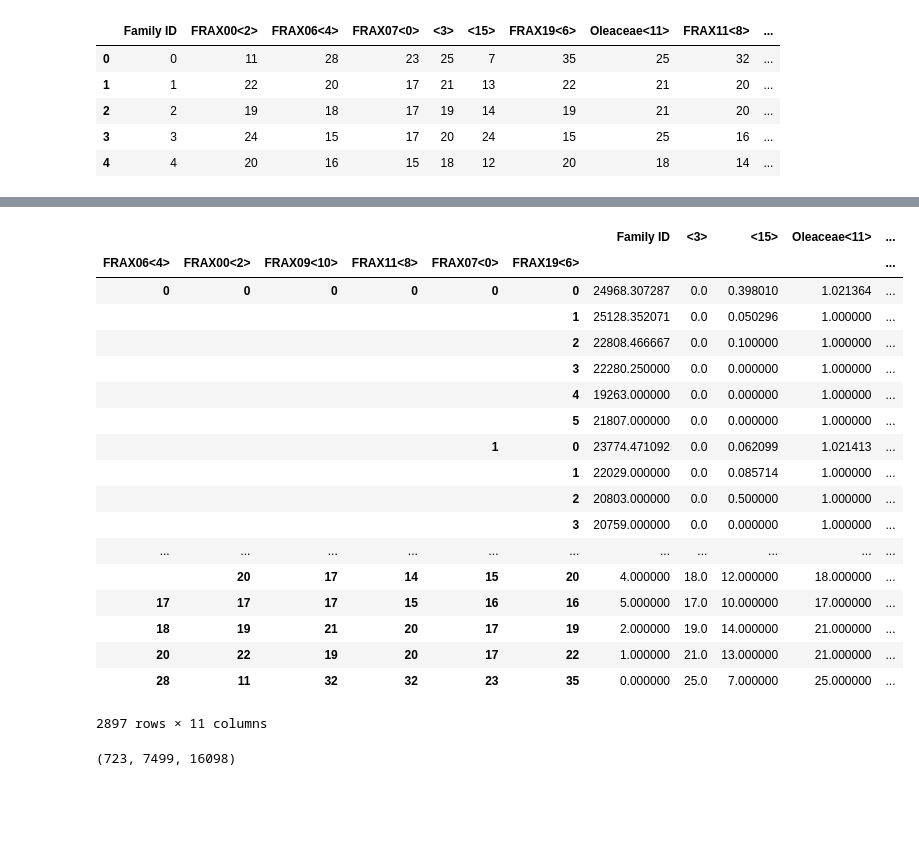
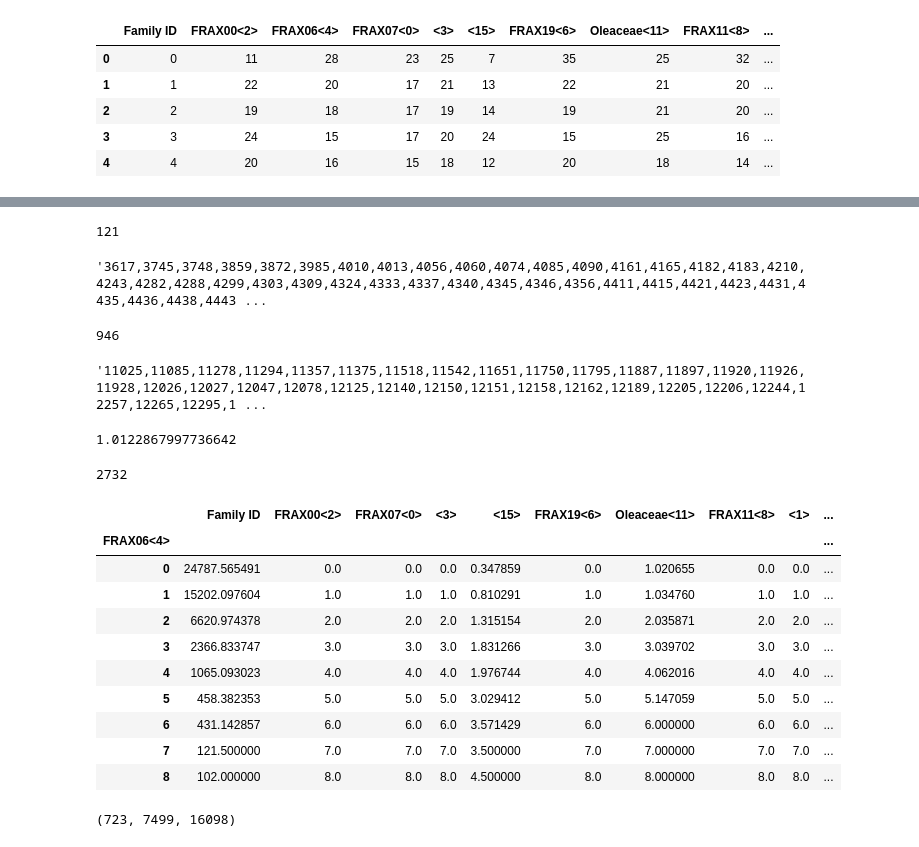
Before and after one commit to josiahseaman/DNA_Duplications, a Jupyter notebook: ClassifyRetainedvsDiploidization.ipynb, the cells around one changed output, grey strips where cells are left out. Drawn from its saved outputs; the diff is of its cells as text; code cells hidden in the pictures; blank space fills up the shorter version.

```diff
--- a/ClassifyRetainedvsDiploidization.ipynb
+++ b/ClassifyRetainedvsDiploidization.ipynb
@@ -19,0 +53,5 @@ df.head()
+# %%
+mask = (df['FRAX06<4>'] == df['FRAX00<2>']) & (df['FRAX19<6>'] == df['FRAX00<2>'])
+mask = mask & (df['FRAX06<4>'] == df['FRAX00<2>']) & (df['FRAX11<8>'] == df['FRAX00<2>']) & (df['FRAX07<0>'] == df['FRAX00<2>'])
+filtered = df[mask ]
+filtered.head(20)
@@ -20,25 +112,50 @@ df.head()
+# %%
+frax_all = [c for c in wgd if c.startswith('FRAX')]
+
+frax_mask = (2 == wgd['FRAX00<20>'])
+for column in frax_all:
+    frax_mask = frax_mask & (wgd[column] == wgd['FRAX00<20>'])
+print(len(wgd[frax_mask]))
+
+','.join([str(x) for x in (wgd[frax_mask])['Family ID']])
+# %% [output]
+121
+'3617,3745,3748,3859,3872,3985,4010,4013,4056,4060,4074,4085,4090,4161,4165,4182,4183,4210,4243,4282,4288,4299,4303,4309,4324,4333,4337,4340,4345,4346,4356,4411,4415,4421,4423,4431,4435,4436,4438,4443 ...
+# %%
+frax_all = [c for c in wgd if c.startswith('FRAX')] + ['Oeuropea<56>']
+','.join(frax_all)
+
+frax_mask = (1 == wgd['FRAX00<20>'])
+for column in frax_all:
+    frax_mask = frax_mask & (wgd[column] == wgd['FRAX00<20>'])
+print(len(wgd[frax_mask]))
+
+','.join([str(x) for x in (wgd[frax_mask])['Family ID']])
+# %% [output]
+946
+'11025,11085,11278,11294,11357,11375,11518,11542,11651,11750,11795,11887,11897,11920,11926,11928,12026,12027,12047,12078,12125,12140,12150,12151,12158,12162,12189,12205,12206,12244,12257,12265,12295,1 ...
+# %%
+mean(filtered['FRAX06<4>'])
+# %% [output]
+1.0122867997736642
+# %%
+len([f for f in filtered['FRAX06<4>'] if f == 2])
+# %% [output]
+2732
 # %%
-df.groupby(['FRAX06<4>', 'FRAX00<2>', 'FRAX09<10>', 'FRAX11<8>', 'FRAX07<0>', 'FRAX19<6>']).mean()
+filtered.groupby(filtered['FRAX06<4>']).mean()  # , 'FRAX00<2>', 'FRAX09<10>', 'FRAX11<8>', 'FRAX07<0>', 'FRAX19<6>']
 # %% [output]
-|  |  |  |  |  |  | Family ID | <3> | <15> | Oleaceae<11> | ... |
-| FRAX06<4> | FRAX00<2> | FRAX09<10> | FRAX11<8> | FRAX07<0> | FRAX19<6> |  |  |  |  | ... |
-| 0 | 0 | 0 | 0 | 0 | 0 | 24968.307287 | 0.0 | 0.398010 | 1.021364 | ... |
-|  |  |  |  |  | 1 | 25128.352071 | 0.0 | 0.050296 | 1.000000 | ... |
-|  |  |  |  |  | 2 | 22808.466667 | 0.0 | 0.100000 | 1.000000 | ... |
-|  |  |  |  |  | 3 | 22280.250000 | 0.0 | 0.000000 | 1.000000 | ... |
-|  |  |  |  |  | 4 | 19263.000000 | 0.0 | 0.000000 | 1.000000 | ... |
-|  |  |  |  |  | 5 | 21807.000000 | 0.0 | 0.000000 | 1.000000 | ... |
-|  |  |  |  | 1 | 0 | 23774.471092 | 0.0 | 0.062099 | 1.021413 | ... |
-|  |  |  |  |  | 1 | 22029.000000 | 0.0 | 0.085714 | 1.000000 | ... |
-|  |  |  |  |  | 2 | 20803.000000 | 0.0 | 0.500000 | 1.000000 | ... |
-|  |  |  |  |  | 3 | 20759.000000 | 0.0 | 0.000000 | 1.000000 | ... |
-| ... | ... | ... | ... | ... | ... | ... | ... | ... | ... | ... |
-|  | 20 | 17 | 14 | 15 | 20 | 4.000000 | 18.0 | 12.000000 | 18.000000 | ... |
-| 17 | 17 | 17 | 15 | 16 | 16 | 5.000000 | 17.0 | 10.000000 | 17.000000 | ... |
-| 18 | 19 | 21 | 20 | 17 | 19 | 2.000000 | 19.0 | 14.000000 | 21.000000 | ... |
-| 20 | 22 | 19 | 20 | 17 | 22 | 1.000000 | 21.0 | 13.000000 | 21.000000 | ... |
-| 28 | 11 | 32 | 32 | 23 | 35 | 0.000000 | 25.0 | 7.000000 | 25.000000 | ... |
+|  | Family ID | FRAX00<2> | FRAX07<0> | <3> | <15> | FRAX19<6> | Oleaceae<11> | FRAX11<8> | <1> | ... |
+| FRAX06<4> |  |  |  |  |  |  |  |  |  | ... |
+| 0 | 24787.565491 | 0.0 | 0.0 | 0.0 | 0.347859 | 0.0 | 1.020655 | 0.0 | 0.0 | ... |
+| 1 | 15202.097604 | 1.0 | 1.0 | 1.0 | 0.810291 | 1.0 | 1.034760 | 1.0 | 1.0 | ... |
+| 2 | 6620.974378 | 2.0 | 2.0 | 2.0 | 1.315154 | 2.0 | 2.035871 | 2.0 | 2.0 | ... |
+| 3 | 2366.833747 | 3.0 | 3.0 | 3.0 | 1.831266 | 3.0 | 3.039702 | 3.0 | 3.0 | ... |
+| 4 | 1065.093023 | 4.0 | 4.0 | 4.0 | 1.976744 | 4.0 | 4.062016 | 4.0 | 4.0 | ... |
+| 5 | 458.382353 | 5.0 | 5.0 | 5.0 | 3.029412 | 5.0 | 5.147059 | 5.0 | 5.0 | ... |
+| 6 | 431.142857 | 6.0 | 6.0 | 6.0 | 3.571429 | 6.0 | 6.000000 | 6.0 | 6.0 | ... |
+| 7 | 121.500000 | 7.0 | 7.0 | 7.0 | 3.500000 | 7.0 | 7.000000 | 7.0 | 7.0 | ... |
+| 8 | 102.000000 | 8.0 | 8.0 | 8.0 | 4.500000 | 8.0 | 8.000000 | 8.0 | 8.0 | ... |
-2897 rows × 11 columns
 # %%
 import csv
 from statistics import mean
```
Also changed, not shown: parts of 14 cells of this notebook, 4 other files.
